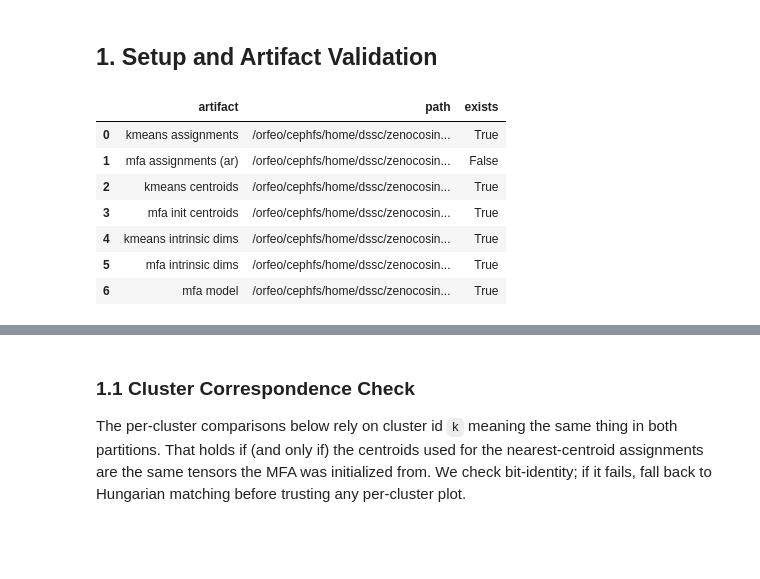
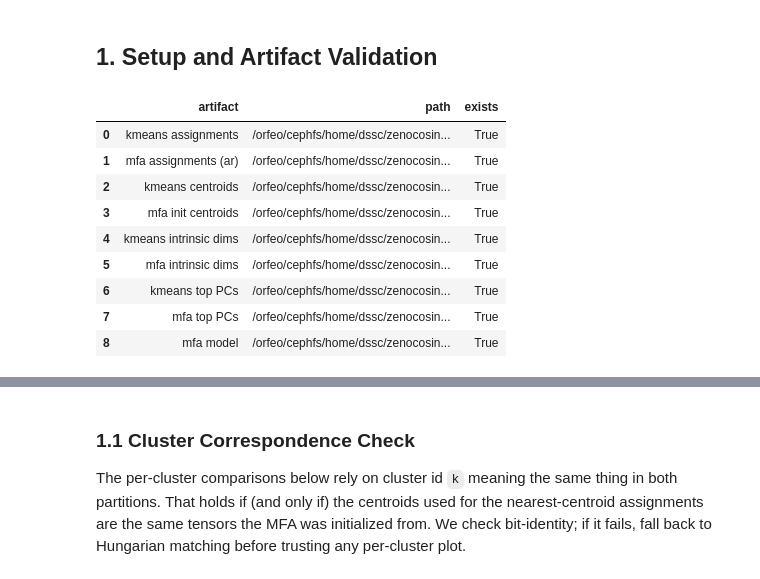
Before and after one commit to alexserra98/decomposing-activations-local-geometry, a Jupyter notebook: notebooks/kmeans_mfa_comparison.ipynb, the cells around one changed output, grey strips where cells are left out. Drawn from its saved outputs; the diff is of its cells as text; code cells hidden in the pictures; blank space fills up the shorter version.

```diff
--- a/notebooks/kmeans_mfa_comparison.ipynb
+++ b/notebooks/kmeans_mfa_comparison.ipynb
@@ -72,18 +72,20 @@ Q = 10  # MFA rank; only used to locate the MFA run and its intrinsic dims
 EPOCHS = 1
 MFA_ASSIGN="ar" # ar - nn: nearest neighbor assignment, ar: argmax responsibility
 # ------------------------------------------------- paths built from parameters
-# MFA_RUN = REPO / f"dalg-cache/pile_gemma2b_activations/layer{LAYER:02d}_{K}_{Q}_component_sharded_mfa"
-MFA_RUN = REPO / "dalg-cache/pile_gemma2b_activations/layer05_1000_10_mfa_1epoch_20260703_1538"
+MFA_RUN = REPO / f"dalg-cache/pile_gemma2b_models/layer{LAYER:02d}_{K}_{Q}_component_sharded_mfa"
+# MFA_RUN = REPO / "dalg-cache/pile_gemma2b_models/layer05_1000_10_mfa_1epoch_20260703_1538"
 _MFA_ASSIGN_FILES = {"nn": "mfa_model_nearest_centroid_assignments.pt", "ar": "mfa_model_assignments.pt"}
 MFA_ASSIGN_PATH = MFA_RUN / _MFA_ASSIGN_FILES[MFA_ASSIGN]
 MFA_INIT_CENTROIDS = MFA_RUN / "centroids.pt"
 
-CENTROIDS_DIR = REPO / f"dalg-cache/pile_gemma2b_activations/centroids/k{K}_L{LAYER:02d}"
+CENTROIDS_DIR = REPO / f"dalg-cache/pile_gemma2b_models/centroids/k{K}_L{LAYER:02d}"
 KMEANS_CENTROIDS = CENTROIDS_DIR / "centroids.pt"
 KMEANS_ASSIGN = CENTROIDS_DIR / "kmeans_centroid_assignments.pt"
 
-MFA_ID_PATH = REPO / f"output/experiments/{K}_{LAYER:02d}_{Q}/intrinsic_dims.pt"
-KMEANS_ID_PATH = REPO / f"output/experiments/centroids_{K}_{LAYER:02d}/intrinsic_dims.pt"
+MFA_ID_PATH = MFA_RUN / "intrinsic_dims.pt"
+KMEANS_ID_PATH = REPO / f"dalg-cache/output/experiments/centroids_{K}_{LAYER:02d}/intrinsic_dims.pt"
+MFA_TOP_PCS_PATH = MFA_RUN / "cluster_top_pcs.pt"
+KMEANS_TOP_PCS_PATH = CENTROIDS_DIR / "cluster_top_pcs.pt"
 
 # ------------------------------------------------------------- plot constants
 COLOR_KMEANS = "#2a78d6"  # blue  — k-means init partition
@@ -100,38 +102,45 @@ PLOT_TAG = f"L{LAYER:02d}_K{K}_q{Q}_ep{EPOCHS}_{MFA_ASSIGN}"
 
 def save_fig(fig, name: str) -> None:
     fig.update_layout(title_font_size=13, title_x=0.5, margin=dict(t=48))
+    export_width = int(fig.layout.width or 1000)
+    export_height = int(fig.layout.height or 550)
     path = PLOTS_DIR / f"{name}_{PLOT_TAG}.pdf"
     try:
-        fig.write_image(str(path), width=1000, height=550)
+        fig.write_image(str(path), width=export_width, height=export_height)
     except Exception as exc:
         path = PLOTS_HTML_DIR / f"{name}_{PLOT_TAG}.html"
         fig.write_html(str(path), include_plotlyjs="cdn")
         print(f"PDF export failed ({exc}); saved {path.name} instead")
 
 artifacts = pd.DataFrame(
     [
         {"artifact": "kmeans assignments", "path": str(KMEANS_ASSIGN), "exists": KMEANS_ASSIGN.exists()},
         {"artifact": f"mfa assignments ({MFA_ASSIGN})", "path": str(MFA_ASSIGN_PATH), "exists": MFA_ASSIGN_PATH.exists()},
         {"artifact": "kmeans centroids", "path": str(KMEANS_CENTROIDS), "exists": KMEANS_CENTROIDS.exists()},
         {"artifact": "mfa init centroids", "path": str(MFA_INIT_CENTROIDS), "exists": MFA_INIT_CENTROIDS.exists()},
         {"artifact": "kmeans intrinsic dims", "path": str(KMEANS_ID_PATH), "exists": KMEANS_ID_PATH.exists()},
         {"artifact": "mfa intrinsic dims", "path": str(MFA_ID_PATH), "exists": MFA_ID_PATH.exists()},
+        {"artifact": "kmeans top PCs", "path": str(KMEANS_TOP_PCS_PATH), "exists": KMEANS_TOP_PCS_PATH.exists()},
+        {"artifact": "mfa top PCs", "path": str(MFA_TOP_PCS_PATH), "exists": MFA_TOP_PCS_PATH.exists()},
         {"artifact": "mfa model", "path": str(MFA_RUN / "mfa_model.pt"), "exists": (MFA_RUN / "mfa_model.pt").exists() or (MFA_RUN / "mfa_model_shards.json").exists()},
     ]
 )
 display(artifacts)
 
 HAVE_ASSIGNMENTS = KMEANS_ASSIGN.exists() and MFA_ASSIGN_PATH.exists()
 HAVE_IDS = KMEANS_ID_PATH.exists() and MFA_ID_PATH.exists()
+HAVE_TOP_PCS = KMEANS_TOP_PCS_PATH.exists() and MFA_TOP_PCS_PATH.exists()
 HAVE_MODEL = (
     (MFA_RUN / "mfa_model.pt").exists() or (MFA_RUN / "mfa_model_shards.json").exists()
 ) and KMEANS_CENTROIDS.exists()
 # %% [output]
 |  | artifact | path | exists |
 | 0 | kmeans assignments | /orfeo/cephfs/home/dssc/zenocosin... | True |
-| 1 | mfa assignments (ar) | /orfeo/cephfs/home/dssc/zenocosin... | False |
+| 1 | mfa assignments (ar) | /orfeo/cephfs/home/dssc/zenocosin... | True |
 | 2 | kmeans centroids | /orfeo/cephfs/home/dssc/zenocosin... | True |
 | 3 | mfa init centroids | /orfeo/cephfs/home/dssc/zenocosin... | True |
 | 4 | kmeans intrinsic dims | /orfeo/cephfs/home/dssc/zenocosin... | True |
 | 5 | mfa intrinsic dims | /orfeo/cephfs/home/dssc/zenocosin... | True |
-| 6 | mfa model | /orfeo/cephfs/home/dssc/zenocosin... | True |
+| 6 | kmeans top PCs | /orfeo/cephfs/home/dssc/zenocosin... | True |
+| 7 | mfa top PCs | /orfeo/cephfs/home/dssc/zenocosin... | True |
+| 8 | mfa model | /orfeo/cephfs/home/dssc/zenocosin... | True |
```
Also changed, not shown: parts of 32 cells of this notebook, 13 other files.
